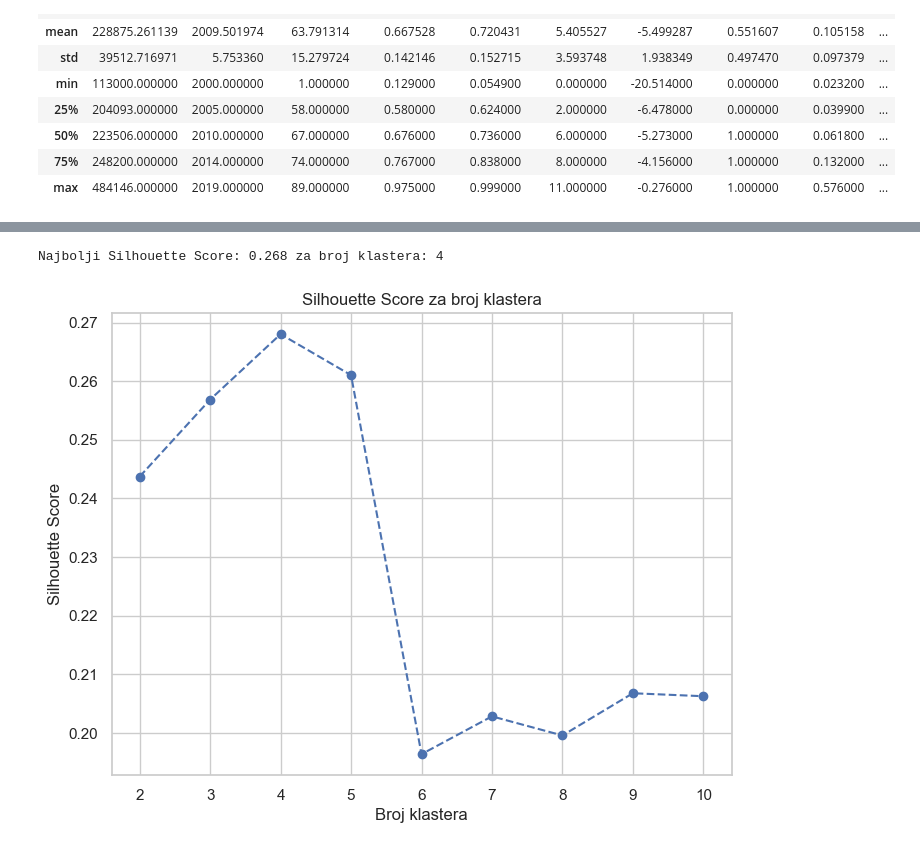
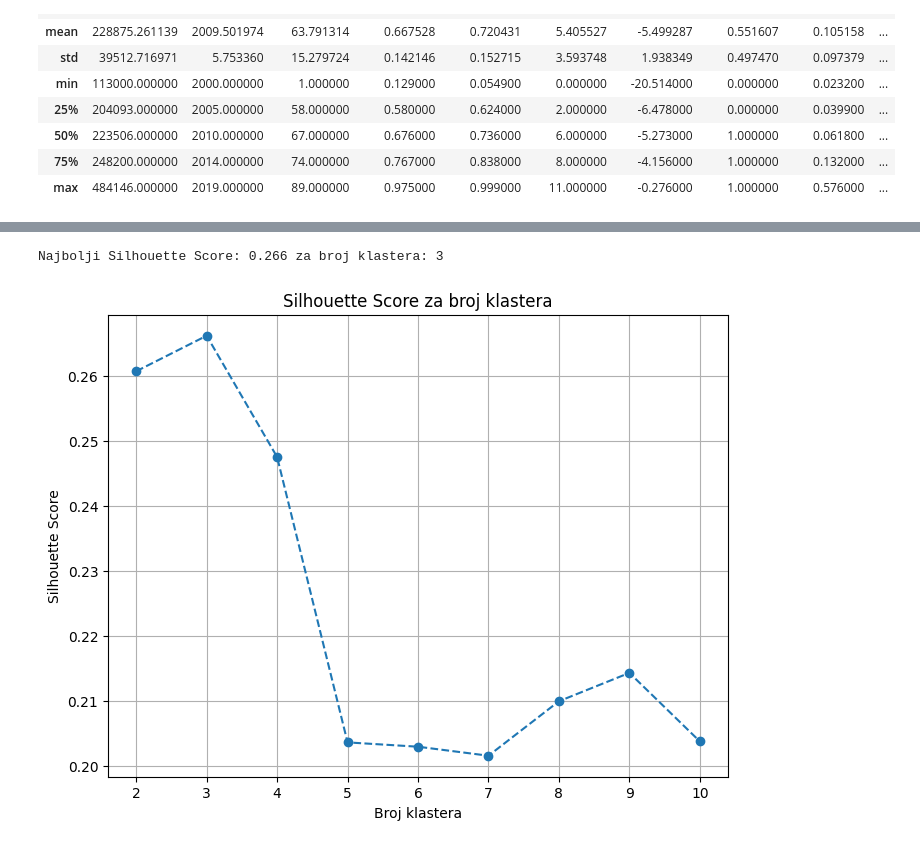
Before and after one commit to SaraTalic/Spotify-Analysis, a Jupyter notebook: klasterKMeansRANDOM.ipynb, the cells around one changed output, grey strips where cells are left out. Saved outputs shown, nothing was run; the diff lists cells and outputs as text; code cells hidden in the pictures.

```diff
--- a/klasterKMeansRANDOM.ipynb
+++ b/klasterKMeansRANDOM.ipynb
@@ -117,0 +93,14 @@ X_s
+# %%
+#features = ['Energy','Acousticness', 'Valence', 'Instrumentalness', 'Tempo', 'Speechiness']
+features = ['Energy','Acousticness', 'Valence', 'Instrumentalness', 'Tempo']
+
+data['Tempo'] = (data['Tempo'] - data['Tempo'].min()) / (data['Tempo'].max() - data['Tempo'].min())
+data['Loudness'] = (data['Loudness'] -data['Loudness'].min()) / (data['Loudness'].max() - data['Loudness'].min())
+X = data[features]
+
+scaler = MinMaxScaler()
+X_scaled= scaler.fit_transform(X)
+X_s = pd.DataFrame(X_scaled)
+X_s.columns = features
+X_s.index = data.index
+X
@@ -118,28 +121,31 @@ X_s
 # %%
-#Silhoutte score random
+#Silhoutte score kmeans++
 
+pca = PCA(n_components=2)
+
+X_pca = pca.fit_transform(X)
 
 silhouette_scores = []
 
 for i in range(2, 11):
-    kmeans=KMeans(n_clusters=i, init='random', n_init = 50)
-    labels = kmeans.fit_predict(X_scaled)
-    silhouette_avg = silhouette_score(X_scaled, labels)
+    kmeans=KMeans(n_clusters=i, init='random', n_init = 10)
+    labels = kmeans.fit_predict(X)
+    silhouette_avg = silhouette_score(X, labels)
     silhouette_scores.append(silhouette_avg)
 
 max_silhouette_score = max(silhouette_scores)
 optimal_clusters = silhouette_scores.index(max_silhouette_score) + 2
 
 print(f"Najbolji Silhouette Score: {max_silhouette_score:.3f} za broj klastera: {optimal_clusters}")
 
 plt.figure(figsize=(8, 6))
 plt.plot(range(2, 11), silhouette_scores, marker='o', linestyle='--')
 plt.title('Silhouette Score za broj klastera')
 plt.xlabel('Broj klastera')
 plt.ylabel('Silhouette Score')
 plt.grid(True)
 plt.show()
 # %% [output]
-Najbolji Silhouette Score: 0.268 za broj klastera: 4
+Najbolji Silhouette Score: 0.266 za broj klastera: 3
-[figure, old version]
+[figure, new version]
 # %%
```
Also changed, not shown: parts of 24 cells of this notebook, 7 other files.
